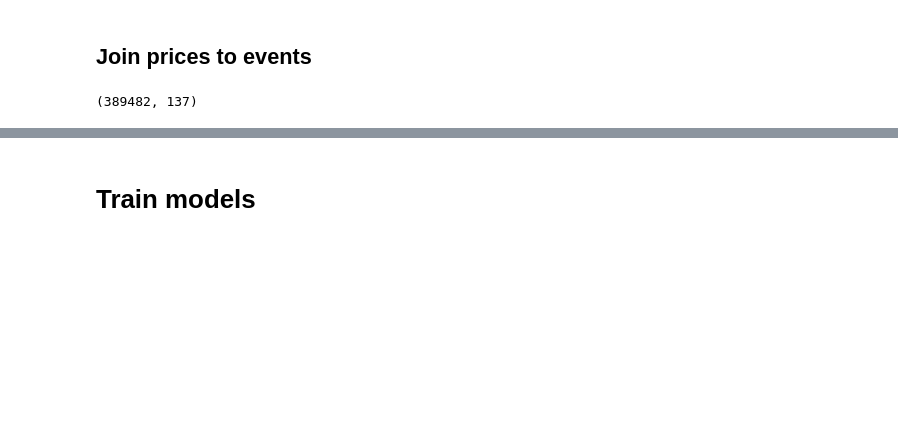
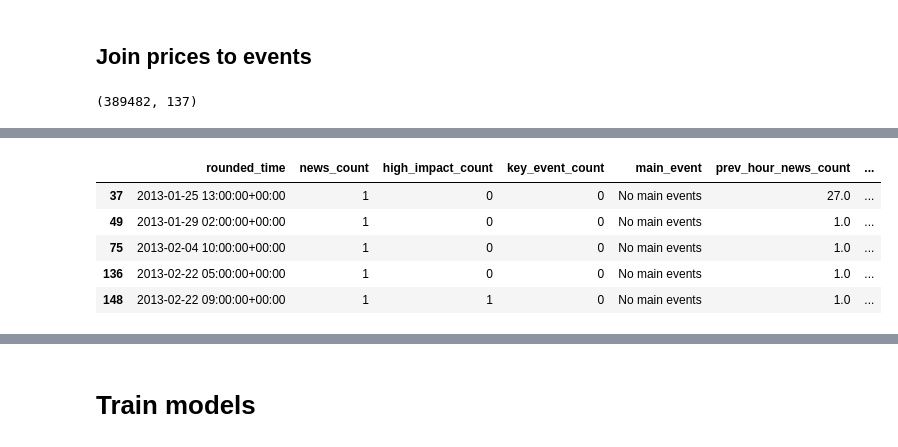
Before and after one commit to ppetrushenkov/fx_news_bot, a Jupyter notebook: notebooks/full_pipeline_and_train_mt5_version_h1.ipynb, the cells around one changed output, grey strips where cells are left out. Saved outputs shown, nothing was run; the diff lists cells and outputs as text; code cells hidden in the pictures; blank space fills up the shorter version.

```diff
--- a/notebooks/full_pipeline_and_train_mt5_version_h1.ipynb
+++ b/notebooks/full_pipeline_and_train_mt5_version_h1.ipynb
@@ -145,7 +161,7 @@ def add_lagged_target_features(df, windows=[5, 20]):
     Adds lagged target features for news titles and categories to capture regime shifts.
     """
     # We need to sort by date to avoid leakage
-    df = df.sort_values('time_to_check')
+    df = df.sort_values(['instrument', 'time_to_check'])
 
     # Collect new columns in a dict to concat once per horizon
     new_cols = {}
@@ -154,28 +170,24 @@ def add_lagged_target_features(df, windows=[5, 20]):
     for h in tqdm([1, 3, 6, 24]):
         col = f'trg_future_range_{h}h'
         for w in windows:
-            new_cols[f'prev5_avg_{h}h_{w}'] = (
+            new_cols[f'mean_range_{h}h_{w}'] = (
                 df.groupby(['main_event', 'instrument'])[col]
                 .transform(lambda x: x.shift(1).rolling(window=w, min_periods=1).mean())
             ).fillna(0)
-            new_cols[f'prev5_min_{h}h_{w}'] = (
+            new_cols[f'min_range_{h}h_{w}'] = (
                 df.groupby(['main_event', 'instrument'])[col]
                 .transform(lambda x: x.shift(1).rolling(window=w, min_periods=1).min())
             ).fillna(0)
-            new_cols[f'prev5_max_{h}h_{w}'] = (
+            new_cols[f'max_range_{h}h_{w}'] = (
                 df.groupby(['main_event', 'instrument'])[col]
                 .transform(lambda x: x.shift(1).rolling(window=w, min_periods=1).max())
             ).fillna(0)
 
-        new_cols[f'prev_{h}h'] = (
+        new_cols[f'prev_range_{h}h'] = (
             df.groupby(['main_event', 'instrument'])[col]
             .transform(lambda x: x.shift(1))
         ).fillna(0)
 
-        # 2. Overall recent volatility (last 50 news events)
-        # Captures the general market regime independent of the news type
-        # new_cols[f'lag_target_overall_50_{h}h'] = df[col].shift(1).rolling(50, min_periods=1).mean().fillna(0)
-
     # Concatenate all new columns at once
     df = pd.concat([df, pd.DataFrame(new_cols, index=df.index)], axis=1)
     return df
@@ -183,0 +209,9 @@ df = add_lagged_target_features(df)
+# %%
+df[df['main_event'] == 'No main events'].head()
+# %% [output]
+|  | rounded_time | news_count | high_impact_count | key_event_count | main_event | prev_hour_news_count | ... |
+| 37 | 2013-01-25 13:00:00+00:00 | 1 | 0 | 0 | No main events | 27.0 | ... |
+| 49 | 2013-01-29 02:00:00+00:00 | 1 | 0 | 0 | No main events | 1.0 | ... |
+| 75 | 2013-02-04 10:00:00+00:00 | 1 | 0 | 0 | No main events | 1.0 | ... |
+| 136 | 2013-02-22 05:00:00+00:00 | 1 | 0 | 0 | No main events | 1.0 | ... |
+| 148 | 2013-02-22 09:00:00+00:00 | 1 | 1 | 0 | No main events | 1.0 | ... |
```
Also changed, not shown: parts of 24 cells of this notebook, 7 other files.
